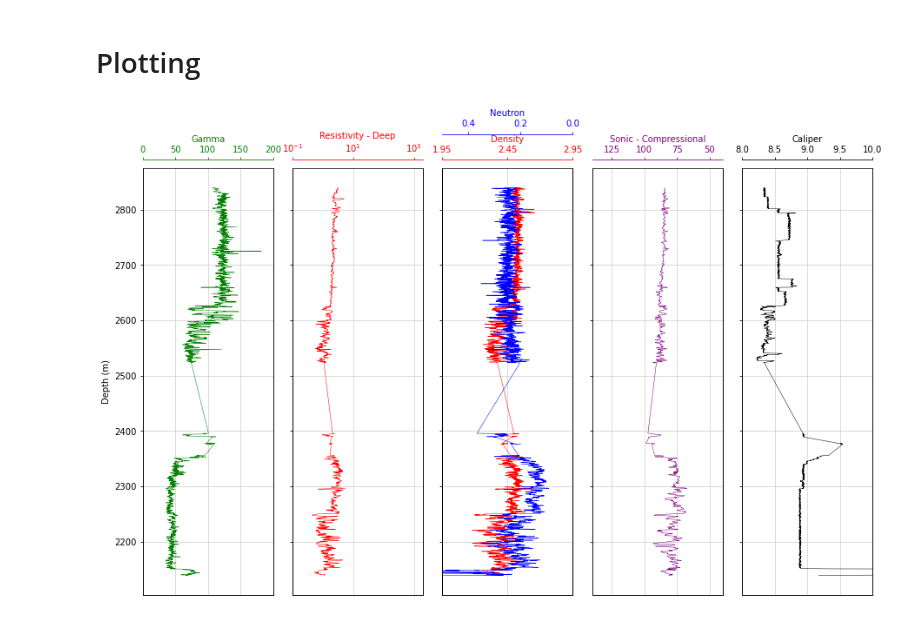
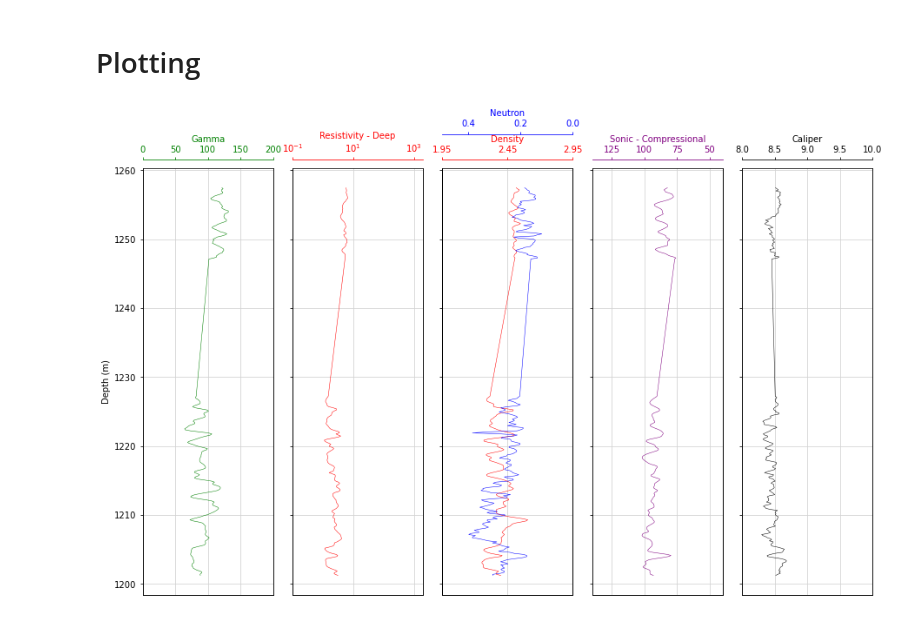
Before and after one commit to hatsyim/wireline-attention, a Jupyter notebook: notebook/00_eda.ipynb, the cells around one changed output. Cells and saved outputs as stored; diff of their text form; code cells hidden in the pictures.

```diff
--- a/notebook/00_eda.ipynb
+++ b/notebook/00_eda.ipynb
@@ -212,7 +213,7 @@ def plot_wirelines(data_plot):
     fig.subplots_adjust(wspace = 0.15)
     plt.show()
 # %%
-data_plot = train_data[train_data.WELL==np.unique(train_data.WELL.values)[0]]
+data_plot = train_data[train_data.WELL==55]#np.unique(train_data.WELL.values)[0]]
 plot_wirelines(data_plot)
 # %% [output]
-[figure, old version]
+[figure, new version]
```
Also changed, not shown: parts of 10 cells of this notebook.
